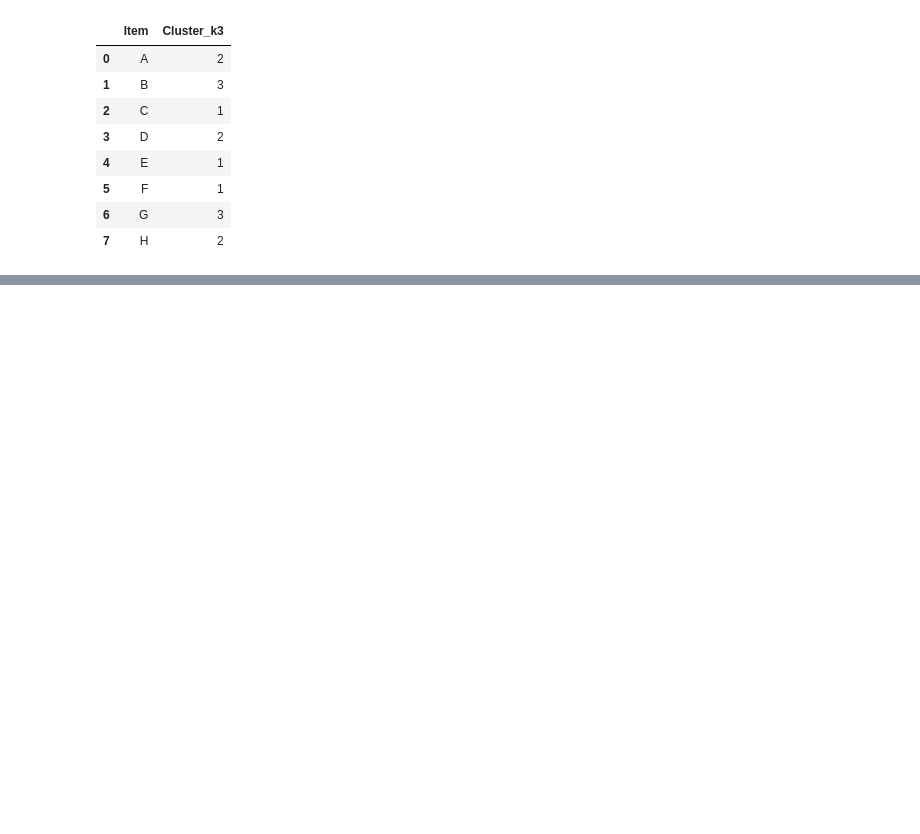
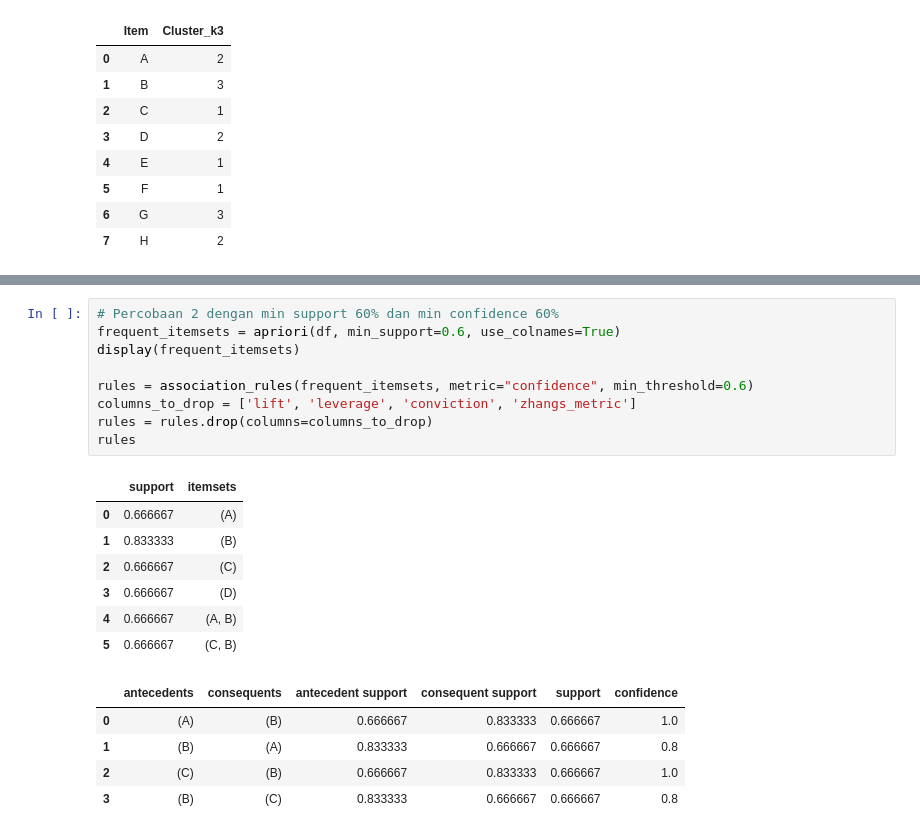
Before and after one commit to Keipatr/DecisionTree-KMeans-Apriori-Analysis, a Jupyter notebook: analisis modul-modul.ipynb, the cells around one changed output, grey strips where cells are left out. Drawn from its saved outputs; the diff is of its cells as text; blank space fills up the shorter version.

```diff
--- a/analisis modul-modul.ipynb
+++ b/analisis modul-modul.ipynb
@@ -263,0 +316,22 @@ Hasil clustering dengan k=3:
+# %%
+# Percobaan 2 dengan min support 60% dan min confidence 60%
+frequent_itemsets = apriori(df, min_support=0.6, use_colnames=True)
+display(frequent_itemsets)
+
+rules = association_rules(frequent_itemsets, metric="confidence", min_threshold=0.6)
+columns_to_drop = ['lift', 'leverage', 'conviction', 'zhangs_metric']
+rules = rules.drop(columns=columns_to_drop)
+rules
+# %% [output]
+|  | support | itemsets |
+| 0 | 0.666667 | (A) |
+| 1 | 0.833333 | (B) |
+| 2 | 0.666667 | (C) |
+| 3 | 0.666667 | (D) |
+| 4 | 0.666667 | (A, B) |
+| 5 | 0.666667 | (C, B) |
+|  | antecedents | consequents | antecedent support | consequent support | support | confidence |
+| 0 | (A) | (B) | 0.666667 | 0.833333 | 0.666667 | 1.0 |
+| 1 | (B) | (A) | 0.833333 | 0.666667 | 0.666667 | 0.8 |
+| 2 | (C) | (B) | 0.666667 | 0.833333 | 0.666667 | 1.0 |
+| 3 | (B) | (C) | 0.833333 | 0.666667 | 0.666667 | 0.8 |
```
Also changed, not shown: parts of 2 cells of this notebook.
